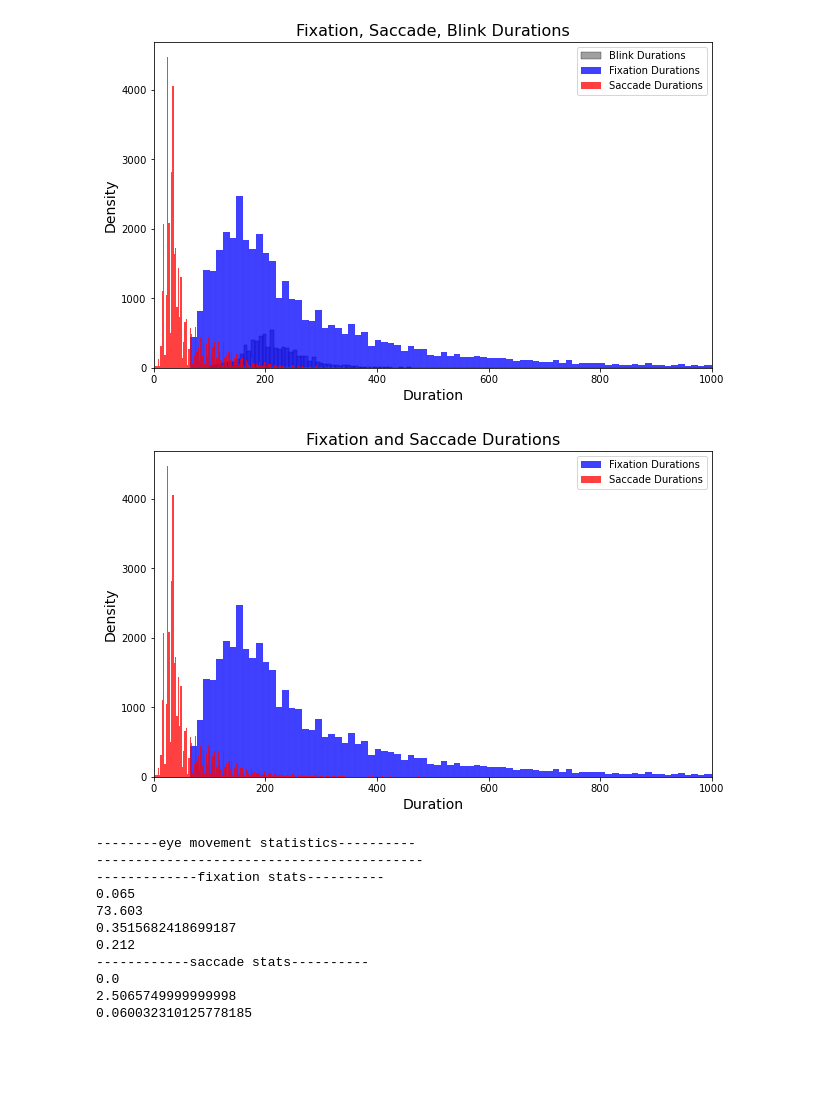
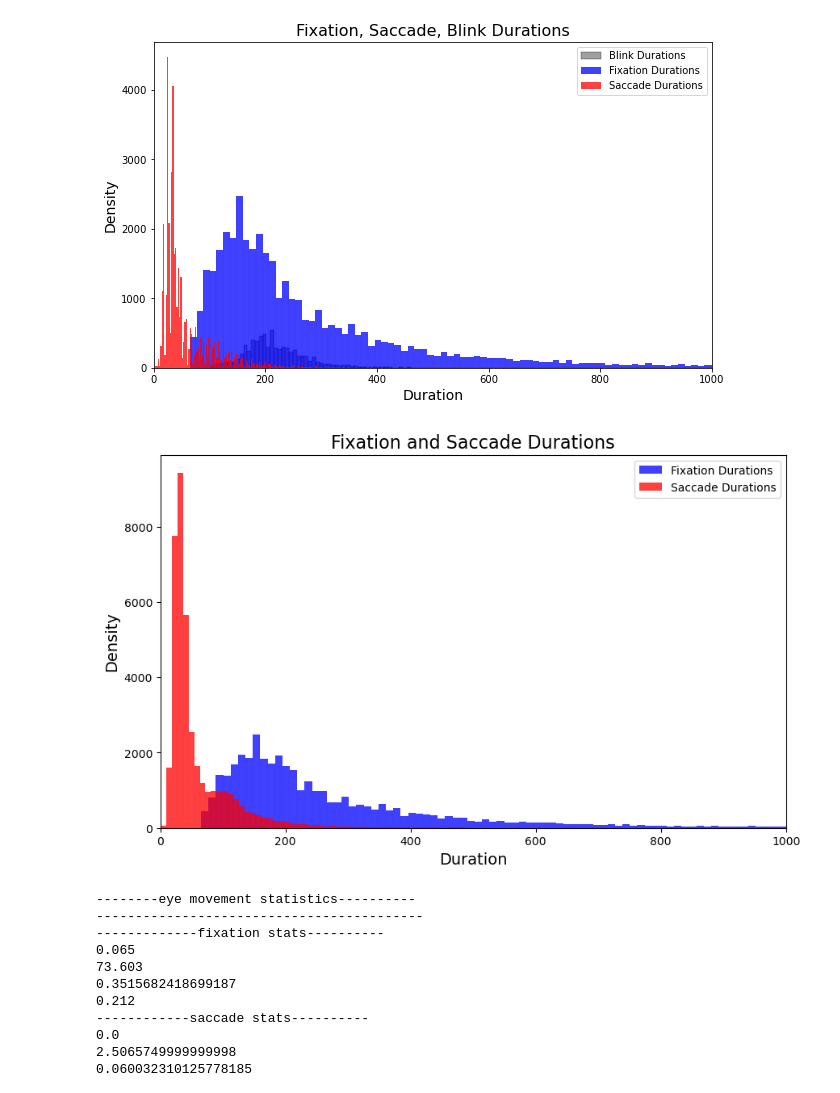
Before and after one commit to JasminLWalter/VR-EyeTracking-GraphTheory, a Jupyter notebook: Cyprus_project/FixationAnalysis.ipynb, the cells around one changed output. Saved outputs shown, nothing was run; the diff lists cells and outputs as text; code cells hidden in the pictures; blank space fills up the shorter version.

Commit message:
fixation plot without line

```diff
--- a/Cyprus_project/FixationAnalysis.ipynb
+++ b/Cyprus_project/FixationAnalysis.ipynb
@@ -94,13 +94,14 @@ Total CPU threads: 8
 # %%
 
-savepath = "F:/Cyprus_project_overview/data/analysis/eyeTracking/fixation_analysis"
+savepath = "D:/Cyprus_project_overview/data/analysis/exploration/eyeTracking/fixation_analysis"
 
-datapath = "F:/Cyprus_project_overview/store_cyprus_project/eyeTrackingData"
+# datapath = "D:/Cyprus_project_overview/store_cyprus_project/eyeTrackingData"
+datapath = "D:/Cyprus_project_overview/my_data_backup/eye tracking data_backup"
 
 
 
 # Getting the Folder without hidden files in ascending order
-data_folders = sorted([f for f in os.listdir(datapath) if not f.startswith('.')], key=str.lower)
+data_folders = sorted([f for f in os.listdir(datapath) if not f.startswith('TestS')], key=str.lower)
 # PROCESSED_DATA_FOLDER = sorted([f for f in os.listdir(PROCESSED_DATA_PATH) if not f.startswith('.')], key=str.lower)
 
 # savepath = r'F:\WestbrookProject\SpaRe_Data\pre-processing_2023\step1_preparation\'
@@ -536,35 +530,35 @@ plt.figure(figsize=(10, 6))
 
 
 # Plot KDE for gaze durations in blue
 sns.histplot(fixationDurations, color='blue', label='Fixation Durations')
 
 # # Plot KDE for saccade durations in red
-sns.histplot(saccadeDurations, color='red', label='Saccade Durations')
+sns.histplot(saccadeDurations, color='red', label='Saccade Durations',binwidth= 9)
 
 # plt.axvline(x=0.2666, color='black', linestyle='--', linewidth=1, label='0.25 Threshold')
 
 
 # Add labels and title
 plt.xlabel('Duration', fontsize=14)
 plt.ylabel('Density', fontsize=14)
 plt.title('Fixation and Saccade Durations', fontsize=16)
 
 plt.xlim(0, 1000)
 
 # Show legend
 plt.legend()
 
 
 # Combine the save path and filename
 full_save_path = os.path.join(savepath, 'fixation_saccade_durations.png')
 
 # Save the figure
 plt.savefig(full_save_path, dpi=300, bbox_inches='tight')
 
 # Show the plot
 plt.show()
 # %% [output]
-[figure, old version]
+[figure, new version]
 # %%
 print('--------eye movement statistics----------')
 print('------------------------------------------')
```
Also changed, not shown: parts of 12 cells of this notebook.
